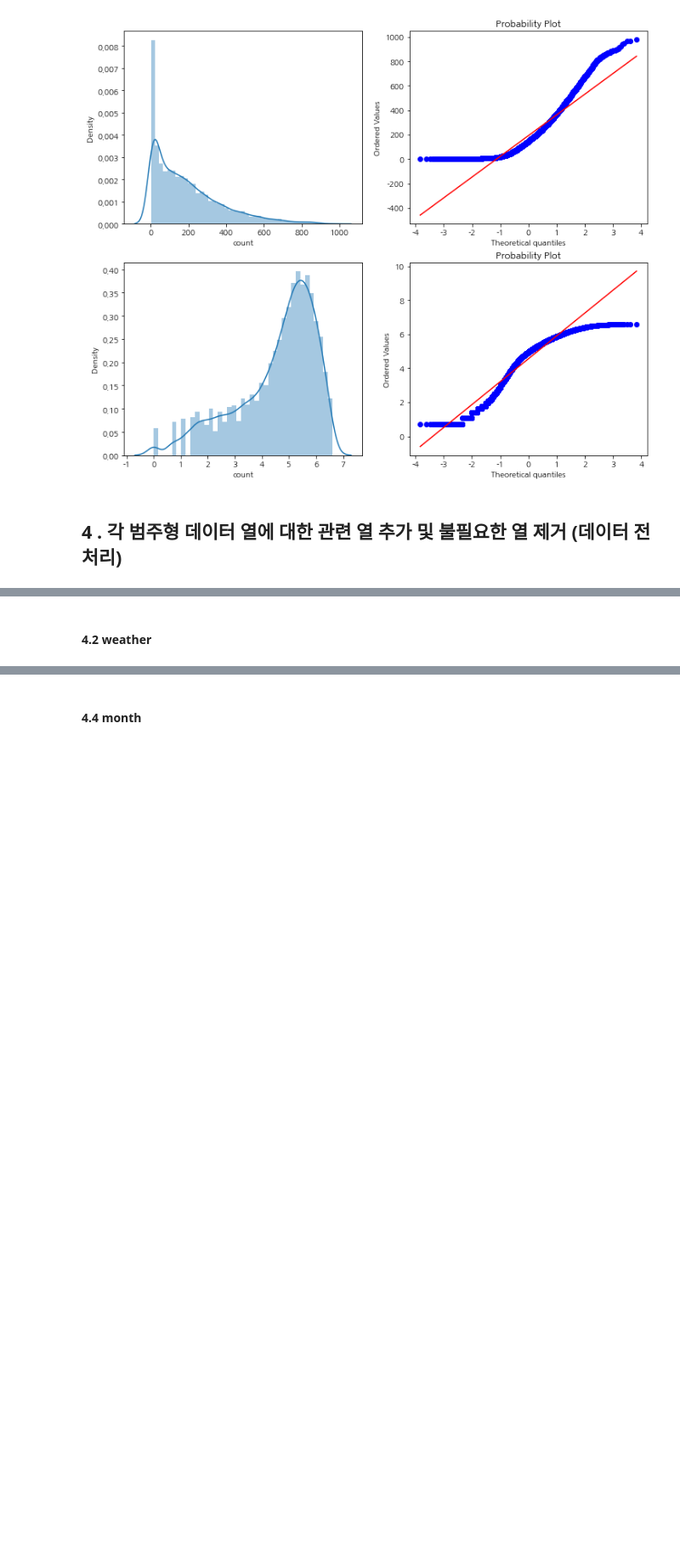
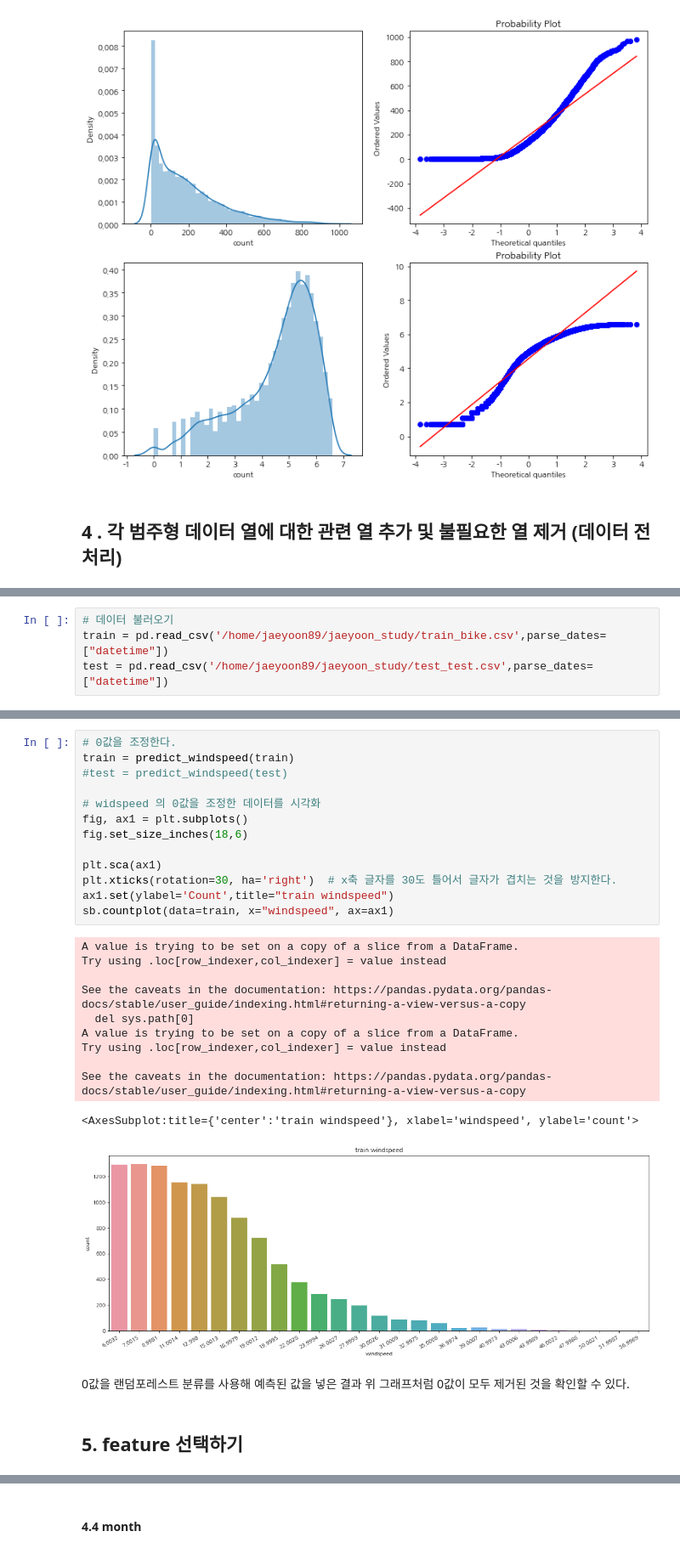
Before and after one commit to jaeyoon89/kaggle_bike_demand_sharing, a Jupyter notebook: bike_sharing_demand_visualization.ipynb, the cells around one changed output, grey strips where cells are left out. Shown at 85% size. Saved outputs shown, nothing was run; the diff lists cells and outputs as text; blank space fills up the shorter version.

```diff
--- a/bike_sharing_demand_visualization.ipynb
+++ b/bike_sharing_demand_visualization.ipynb
@@ -401,0 +397,4 @@ for 문을 이용하여 각각의 범주형 데이터를 원-핫 코딩을 진
+# %%
+# 데이터 불러오기
+train = pd.read_csv('/home/jaeyoon89/jaeyoon_study/train_bike.csv',parse_dates=["datetime"])
+test = pd.read_csv('/home/jaeyoon89/jaeyoon_study/test_test.csv',parse_dates=["datetime"])
@@ -421,2 +505,29 @@ train.sample(5)
+# %%
+# 0값을 조정한다.
+train = predict_windspeed(train)
+#test = predict_windspeed(test)
+
+# widspeed 의 0값을 조정한 데이터를 시각화
+fig, ax1 = plt.subplots()
+fig.set_size_inches(18,6)
+
+plt.sca(ax1)
+plt.xticks(rotation=30, ha='right')  # x축 글자를 30도 틀어서 글자가 겹치는 것을 방지한다.
+ax1.set(ylabel='Count',title="train windspeed")
+sb.countplot(data=train, x="windspeed", ax=ax1)
+# %% [output]
+A value is trying to be set on a copy of a slice from a DataFrame.
+Try using .loc[row_indexer,col_indexer] = value instead
+
+See the caveats in the documentation: https://pandas.pydata.org/pandas-docs/stable/user_guide/indexing.html#returning-a-view-versus-a-copy
+  del sys.path[0]
+A value is trying to be set on a copy of a slice from a DataFrame.
+Try using .loc[row_indexer,col_indexer] = value instead
+
+See the caveats in the documentation: https://pandas.pydata.org/pandas-docs/stable/user_guide/indexing.html#returning-a-view-versus-a-copy
+<AxesSubplot:title={'center':'train windspeed'}, xlabel='windspeed', ylabel='count'>
+[figure, added]
+# %% [markdown]
+0값을 랜덤포레스트 분류를 사용해 예측된 값을 넣은 결과 위 그래프처럼 0값이 모두 제거된 것을 확인할 수 있다.
 # %% [markdown]
-#### 4.2 weather
+## 5. feature 선택하기
```
Also changed, not shown: parts of 25 cells of this notebook.
